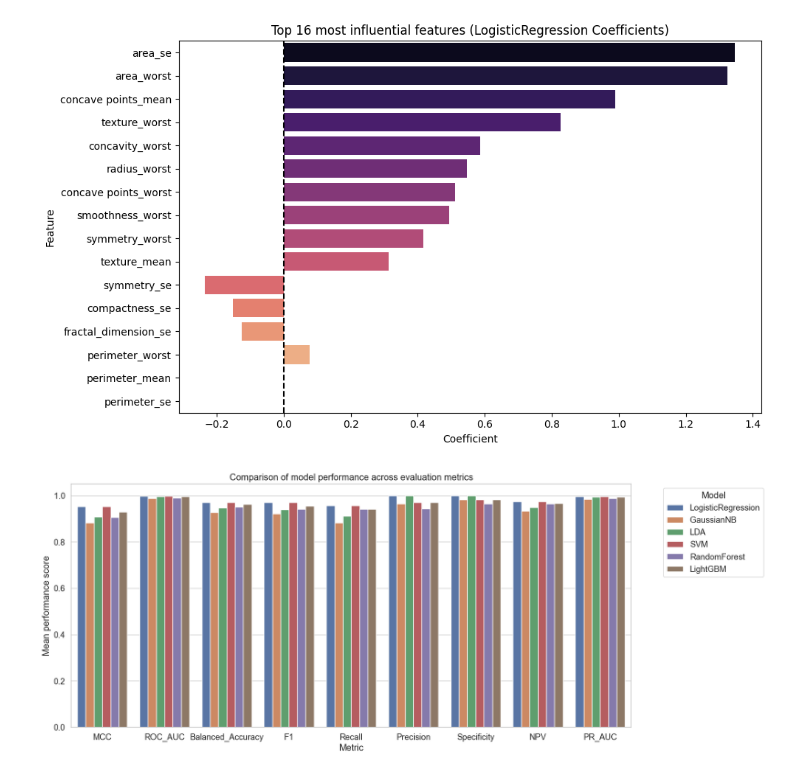
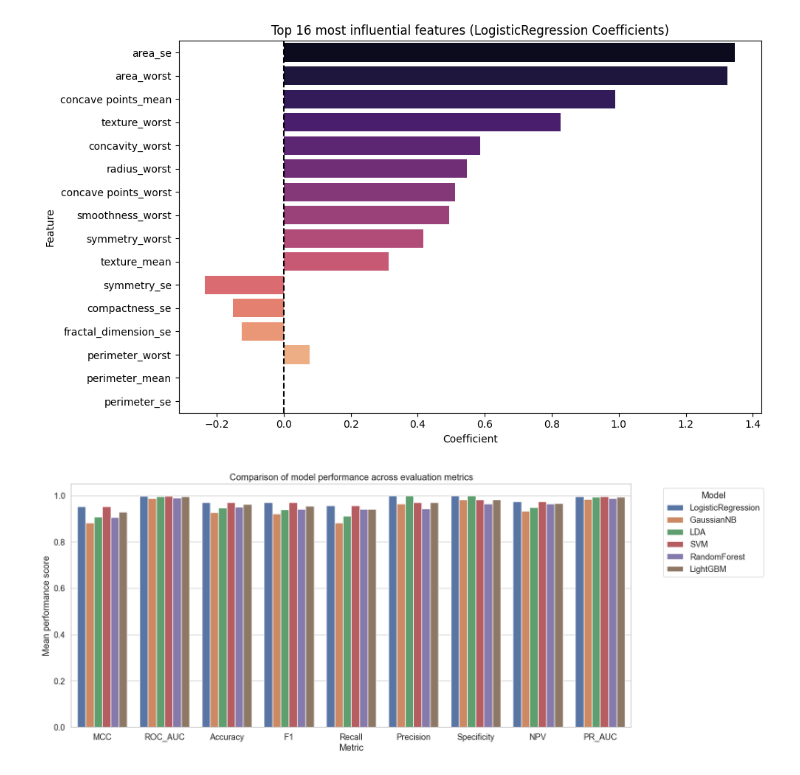
Before and after one commit to vex-me-not/Master_Thesis, a Jupyter notebook: classical_approach/notebooks/model_eval.ipynb, the cells around one changed output. Drawn from its saved outputs; the diff is of its cells as text; code cells hidden in the pictures.

Commit message:
accuracy

```diff
--- a/classical_approach/notebooks/model_eval.ipynb
+++ b/classical_approach/notebooks/model_eval.ipynb
@@ -203,40 +203,42 @@ import seaborn as sns
 import matplotlib.pyplot as plt
 
 df = pd.read_csv("../data/rncv_summary_results.csv")
+
+df=replace_column(df=df,to_be_replaced='Balanced_Accuracy',to_be_added='Accuracy')
 
 df_long = df.melt(
     id_vars="Model",
     var_name="Metric",
     value_name="MeanScore"
 )
 
 sns.set_theme(style="whitegrid", font_scale=1.2)
 
 plt.figure(figsize=(16, 7))
 
 ax = sns.barplot(
     data=df_long,
     x="Metric",
     y="MeanScore",
     hue="Model"
 )
 
 ax.set_ylabel("Mean performance score")
 ax.set_xlabel("Metric")
 ax.set_title("Comparison of model performance across evaluation metrics")
 
 plt.legend(title="Model", bbox_to_anchor=(1.05, 1), loc="upper left")
 
 # SAVE (before show!)
 plt.savefig(
     "../images/model_comparison_barplot.png",
     dpi=600,
     bbox_inches="tight"
 )
 
 plt.show()
 # %% [output]
-[figure, old version]
+[figure, new version]
 # %%
 plt.figure(figsize=(11, 7))
 
```
Also changed, not shown: parts of 2 cells of this notebook, 3 other files.
